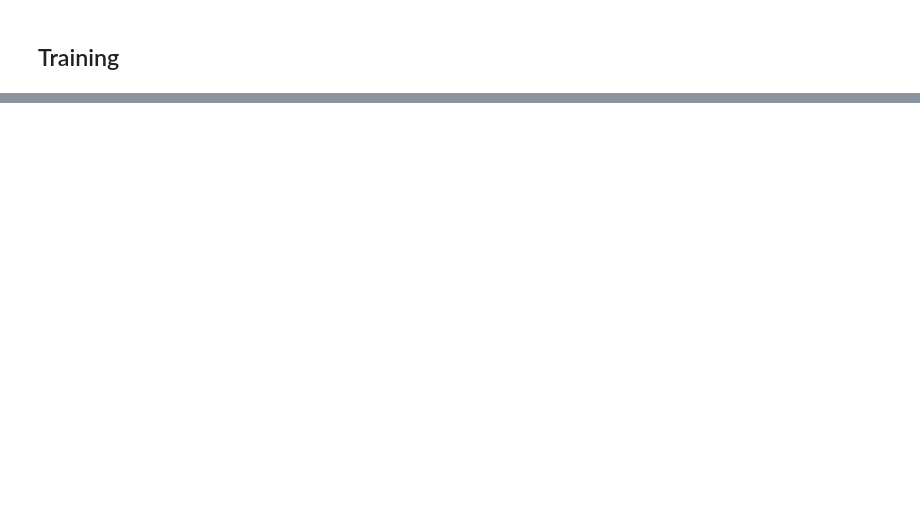
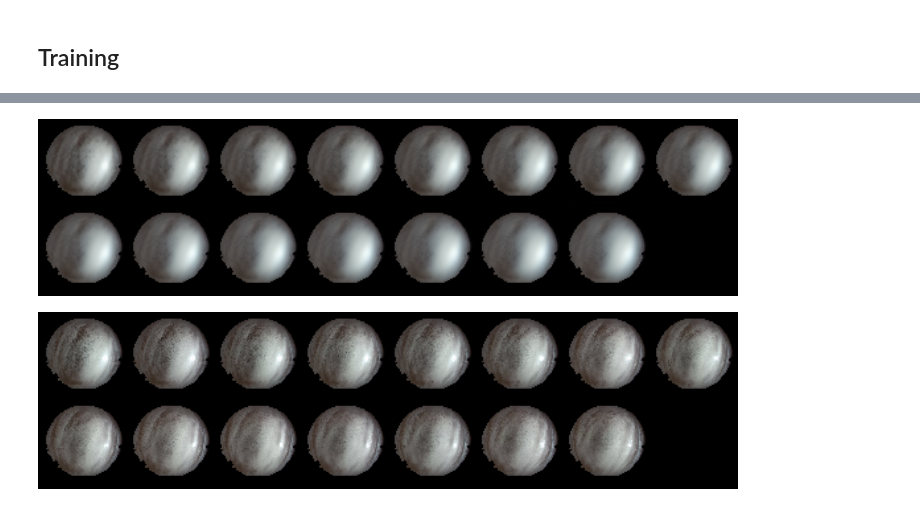
Before and after one commit to javgat/SkyMaskConvLSTM, a Jupyter notebook: codes/ConvLSTM/ConvLSTM.ipynb, the cells around one changed output, grey strips where cells are left out. Drawn from its saved outputs; the diff is of its cells as text; code cells hidden in the pictures; blank space fills up the shorter version.

```diff
--- a/codes/ConvLSTM/ConvLSTM.ipynb
+++ b/codes/ConvLSTM/ConvLSTM.ipynb
@@ -185,0 +227,29 @@ nepochs: 50
+# %%
+loss_function = nn.MSELoss()
+optimizer = torch.optim.Adam(clstm.parameters(), lr=1e-3)
+epochs = 30
+
+# Scheduled sampling parameters
+initial_teacher_forcing_ratio = 1.0
+final_teacher_forcing_ratio = 0.1
+scheduled_sampling_decay = 0.3  # decay rate per epoch
+
+clstm.train()
+
+for epoch in range(last_epoch, epochs):
+    teacher_forcing_ratio = final_teacher_forcing_ratio + (initial_teacher_forcing_ratio - final_teacher_forcing_ratio) * math.exp(-scheduled_sampling_decay * epoch)
+    print(f"Epoch[{epoch+1}/{epochs}] teacher_forcing_ratio: {teacher_forcing_ratio}")
+    for idx, (videos, targets) in enumerate(train_loader):
+        #clstm.zero_grad()
+        outputs = clstm(videos, targets.size(1), targets, teacher_forcing_ratio)
+        loss = loss_function(outputs, targets)
+        optimizer.zero_grad()
+        loss.backward()
+        optimizer.step()
+        if idx % 10 == 0:
+            to_print = (
+                f"Epoch[{epoch+1}/{epochs}] B[{idx+1}/{len(train_loader)}]"
+                f" Loss: {loss.data.item()/bs:.4g} "
+            )
+            print(to_print)
+    torch.save(clstm.state_dict(), output_path)
@@ -185,0 +275,9 @@ nepochs: 50
+# %%
+with torch.no_grad():
+    input_video, target_video = train_dataset[randint(1, 5000)]
+    pred = clstm(input_video.unsqueeze(0), 15).squeeze(0)
+    show(pred.data.cpu())
+    show(target_video.data.cpu())
+# %% [output]
+[figure, added]
+[figure, added]
```
Also changed, not shown: parts of 30 cells of this notebook, 4 other files.
